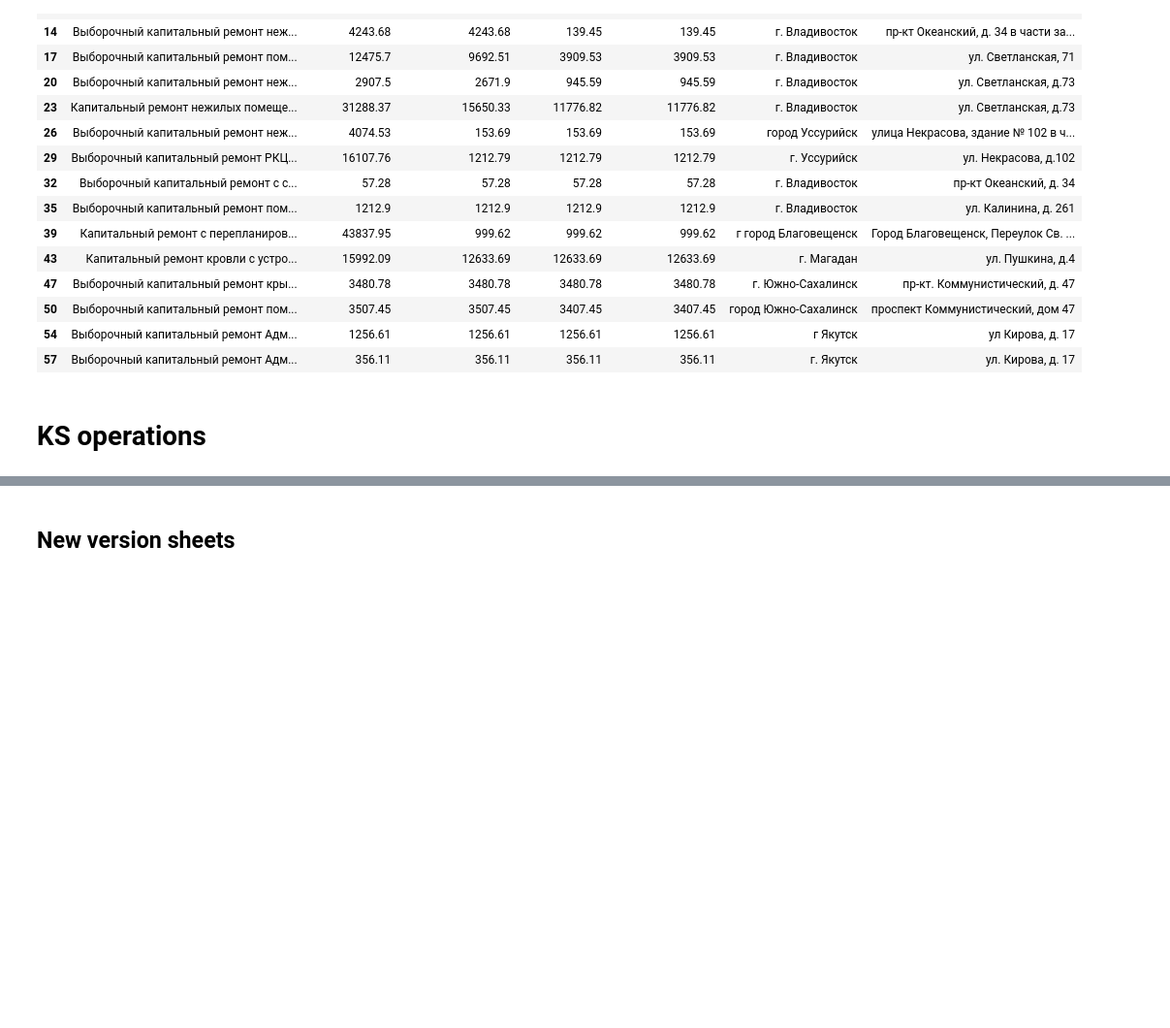
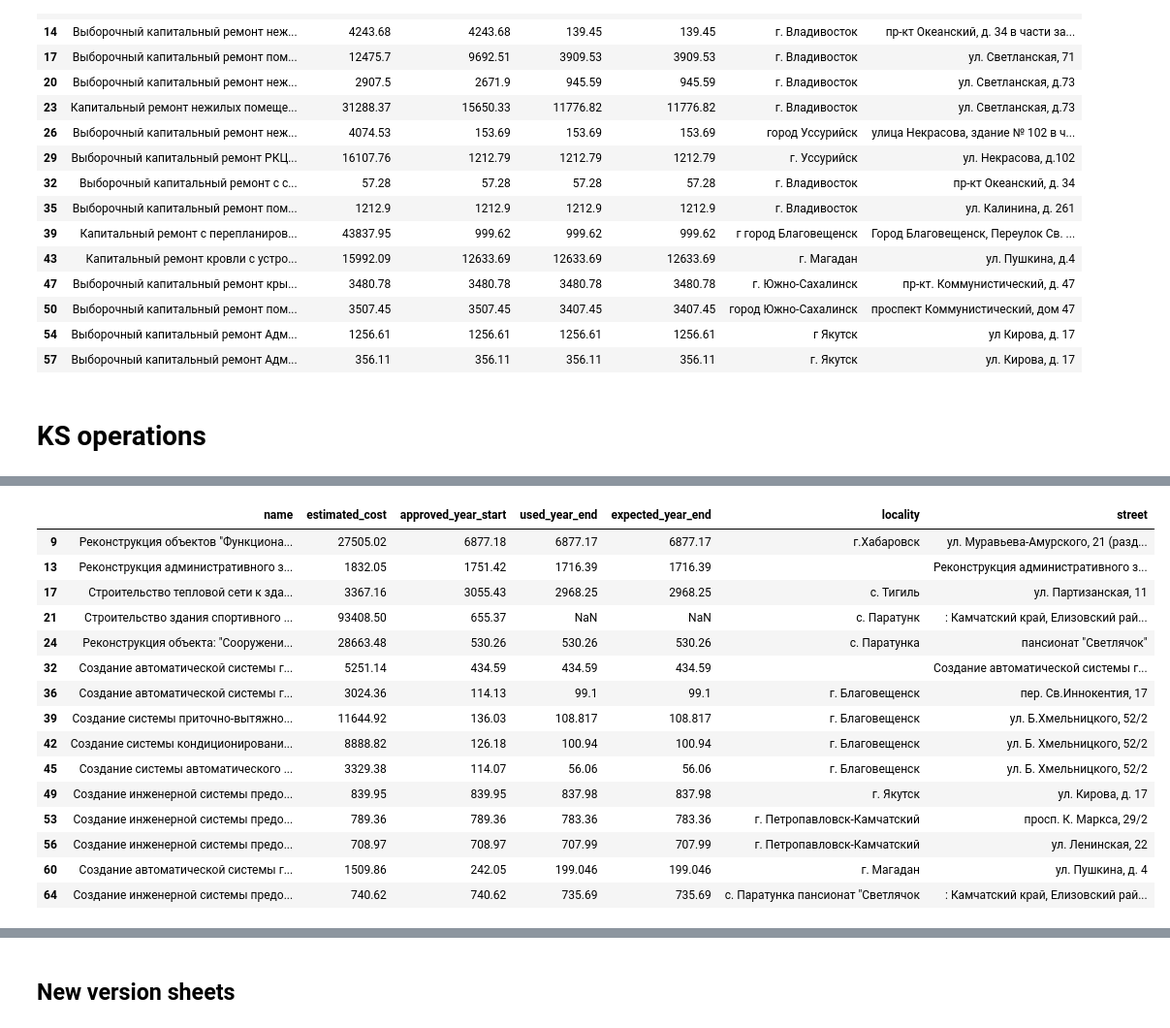
Before and after one commit to 999rse/noa_cb_intern, a Jupyter notebook: kc_tr_kr_operating.ipynb, the cells around one changed output, grey strips where cells are left out. Shown: that part at 97% size. Cells and saved outputs as stored; diff of their text form; code cells hidden in the pictures; blank space fills up the shorter version.

```diff
--- a/kc_tr_kr_operating.ipynb
+++ b/kc_tr_kr_operating.ipynb
@@ -346,0 +243,20 @@ See the caveats in the documentation: https://pandas.pydata.org/pandas-docs/stab
+# %%
+KS_files = ["KS on 01.01.2017.xls", "KS on 01.01.2018.xls", "KS on 01.01.2019.xls"]
+
+results_KS = []
+
+for KS_file in KS_files:
+    filexlsx = pd.read_excel("train_data/KC_TR_KR/"+KS_file, skiprows=4) # Skip header
+
+    columns_to_drop = [0, 1, 3, 4, 6, 7, 9, 10, 12, 14, 15, 16, 17]
+    filexlsx = filexlsx.drop(filexlsx.columns[columns_to_drop], axis=1)
+
+    new_column_names = ["name", "estimated_cost", "approved_year_start", "used_year_end", "expected_year_end"]
+    filexlsx.columns = new_column_names
+
+    target_line_startswith = ["Реконструкция", "Строительство", "Создание", "Приобретение"]
+    filtered_rows = filexlsx[filexlsx['name'].apply(lambda x: str(x).startswith(tuple(target_line_startswith)) if pd.notna(x) else False)]
+
+    filtered_rows[['locality', 'street']] = filtered_rows['name'].apply(lambda x: pd.Series(extract_locality_and_street(x)))
+
+    results_KS.append(filtered_rows)
@@ -346,0 +293,20 @@ See the caveats in the documentation: https://pandas.pydata.org/pandas-docs/stab
+# %%
+# 2017
+results_KS[1]
+# %% [output]
+|  | name | estimated_cost | approved_year_start | used_year_end | expected_year_end | locality | street |
+| 9 | Реконструкция объектов "Функциона... | 27505.02 | 6877.18 | 6877.17 | 6877.17 | г.Хабаровск | ул. Муравьева-Амурского, 21 (разд... |
+| 13 | Реконструкция административного з... | 1832.05 | 1751.42 | 1716.39 | 1716.39 |  | Реконструкция административного з... |
+| 17 | Строительство тепловой сети к зда... | 3367.16 | 3055.43 | 2968.25 | 2968.25 | с. Тигиль | ул. Партизанская, 11 |
+| 21 | Строительство здания спортивного ... | 93408.50 | 655.37 | NaN | NaN | с. Паратунк | : Камчатский край, Елизовский рай... |
+| 24 | Реконструкция объекта: "Сооружени... | 28663.48 | 530.26 | 530.26 | 530.26 | с. Паратунка | пансионат "Светлячок" |
+| 32 | Создание автоматической системы г... | 5251.14 | 434.59 | 434.59 | 434.59 |  | Создание автоматической системы г... |
+| 36 | Создание автоматической системы г... | 3024.36 | 114.13 | 99.1 | 99.1 | г. Благовещенск | пер. Св.Иннокентия, 17 |
+| 39 | Создание системы приточно-вытяжно... | 11644.92 | 136.03 | 108.817 | 108.817 | г. Благовещенск | ул. Б.Хмельницкого, 52/2 |
+| 42 | Создание системы кондиционировани... | 8888.82 | 126.18 | 100.94 | 100.94 | г. Благовещенск | ул. Б. Хмельницкого, 52/2 |
+| 45 | Создание системы автоматического ... | 3329.38 | 114.07 | 56.06 | 56.06 | г. Благовещенск | ул. Б. Хмельницкого, 52/2 |
+| 49 | Создание инженерной системы предо... | 839.95 | 839.95 | 837.98 | 837.98 | г. Якутск | ул. Кирова, д. 17 |
+| 53 | Создание инженерной системы предо... | 789.36 | 789.36 | 783.36 | 783.36 | г. Петропавловск-Камчатский | просп. К. Маркса, 29/2 |
+| 56 | Создание инженерной системы предо... | 708.97 | 708.97 | 707.99 | 707.99 | г. Петропавловск-Камчатский | ул. Ленинская, 22 |
+| 60 | Создание автоматической системы г... | 1509.86 | 242.05 | 199.046 | 199.046 | г. Магадан | ул. Пушкина, д. 4 |
+| 64 | Создание инженерной системы предо... | 740.62 | 740.62 | 735.69 | 735.69 | с. Паратунка пансионат "Светлячок | : Камчатский край, Елизовский рай... |
```
Also changed, not shown: parts of 18 cells of this notebook.
